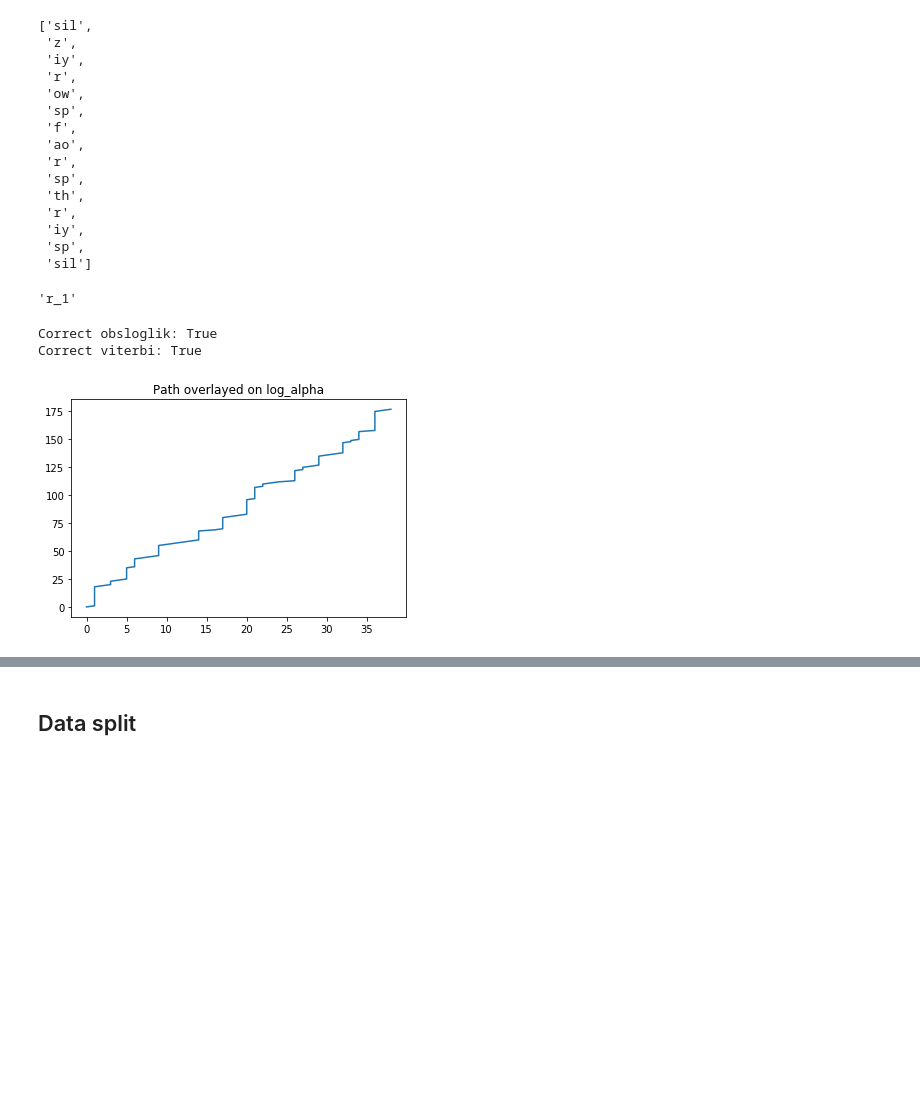
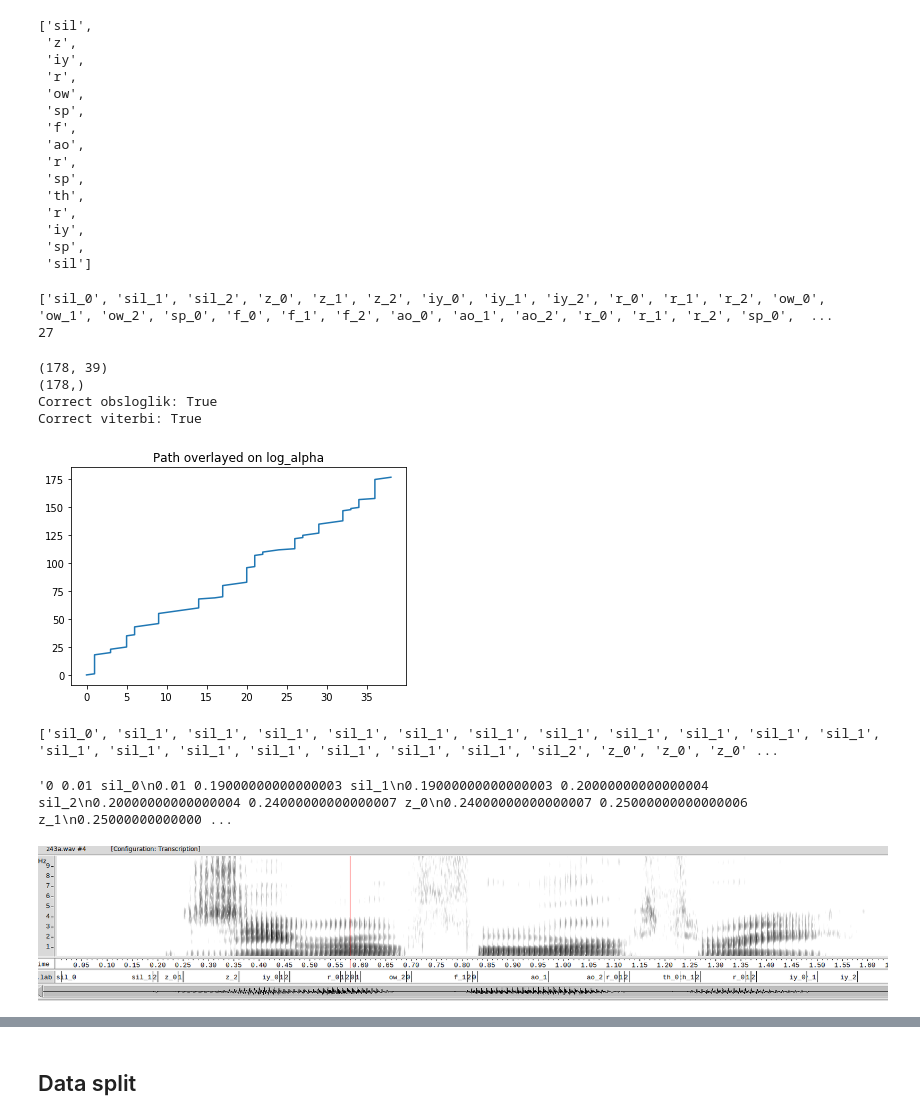
Before and after one commit to Yuhu-kth/Speech-Speaker-Recognition, a Jupyter notebook: lab3/lab3.ipynb, the cells around one changed output, grey strips where cells are left out. Cells and saved outputs as stored; diff of their text form; code cells hidden in the pictures; blank space fills up the shorter version.

```diff
--- a/lab3/lab3.ipynb
+++ b/lab3/lab3.ipynb
@@ -65,19 +69,39 @@ phoneTrans
 # %%
 utteranceHMM = concatHMMs(phoneHMMs, phoneTrans)
 stateTrans = [phone +'_'+ str(stateid) for phone in phoneTrans for stateid in range(nstates[phone])]
-stateTrans[10]
+# stateTrans[10]
+print(stateTrans)
+print(len(utteranceHMM['name']))
 # %% [output]
-'r_1'
+['sil_0', 'sil_1', 'sil_2', 'z_0', 'z_1', 'z_2', 'iy_0', 'iy_1', 'iy_2', 'r_0', 'r_1', 'r_2', 'ow_0', 'ow_1', 'ow_2', 'sp_0', 'f_0', 'f_1', 'f_2', 'ao_0', 'ao_1', 'ao_2', 'r_0', 'r_1', 'r_2', 'sp_0',  ...
+27
 # %%
 example = np.load('lab3_example.npz',allow_pickle=True)['example'].item()
 # %%
 obsloglik = log_multivariate_normal_density_diag(lmfcc, utteranceHMM['means'], utteranceHMM['covars'])
+print(obsloglik.shape)# (number of time frames, number of states)
 viterbi_loglik, viterbi_path = viterbi(obsloglik, np.log(utteranceHMM['startprob']), np.log(utteranceHMM['transmat']), True)
+print(viterbi_path.shape)
 plt.plot(viterbi_path, np.arange(len(viterbi_path)))
 plt.title("Path overlayed on log_alpha")
 print("Correct obsloglik:",np.allclose(obsloglik, example['obsloglik']))
 print("Correct viterbi:",np.allclose(viterbi_path, example['viterbiPath']))
 # %% [output]
+(178, 39)
+(178,)
 Correct obsloglik: True
 Correct viterbi: True
 [figure]
+# %%
+viterbiStateTrans = []
+for i in range(len(viterbi_path)):
+    viterbiStateTrans.append(stateTrans[viterbi_path[i]])
+print(viterbiStateTrans)
+frames2trans(viterbiStateTrans,outfilename='z43a.lab')
+# %% [output]
+['sil_0', 'sil_1', 'sil_1', 'sil_1', 'sil_1', 'sil_1', 'sil_1', 'sil_1', 'sil_1', 'sil_1', 'sil_1', 'sil_1', 'sil_1', 'sil_1', 'sil_1', 'sil_1', 'sil_1', 'sil_1', 'sil_1', 'sil_2', 'z_0', 'z_0', 'z_0' ...
+'0 0.01 sil_0\n0.01 0.19000000000000003 sil_1\n0.19000000000000003 0.20000000000000004 sil_2\n0.20000000000000004 0.24000000000000007 z_0\n0.24000000000000007 0.25000000000000006 z_1\n0.25000000000000 ...
+# %%
+Image.open("align.png")
+# %% [output]
+[figure, added]
```
Also changed, not shown: parts of 16 cells of this notebook, 1 other file.
